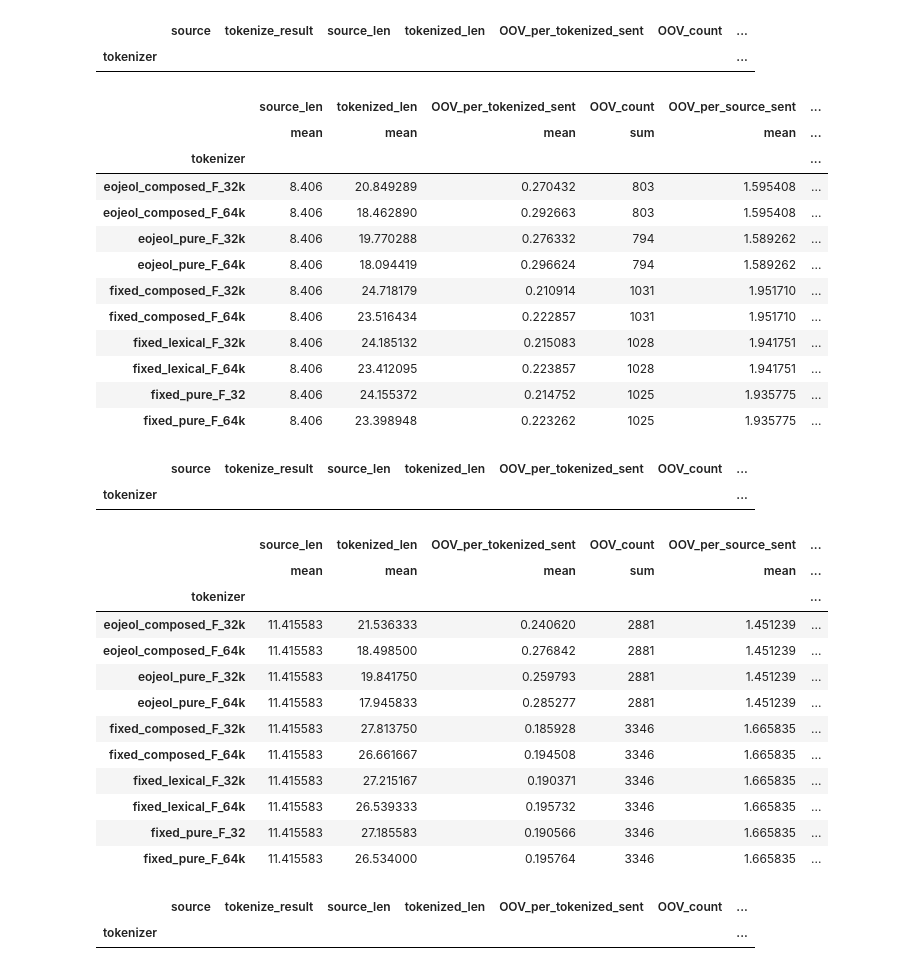
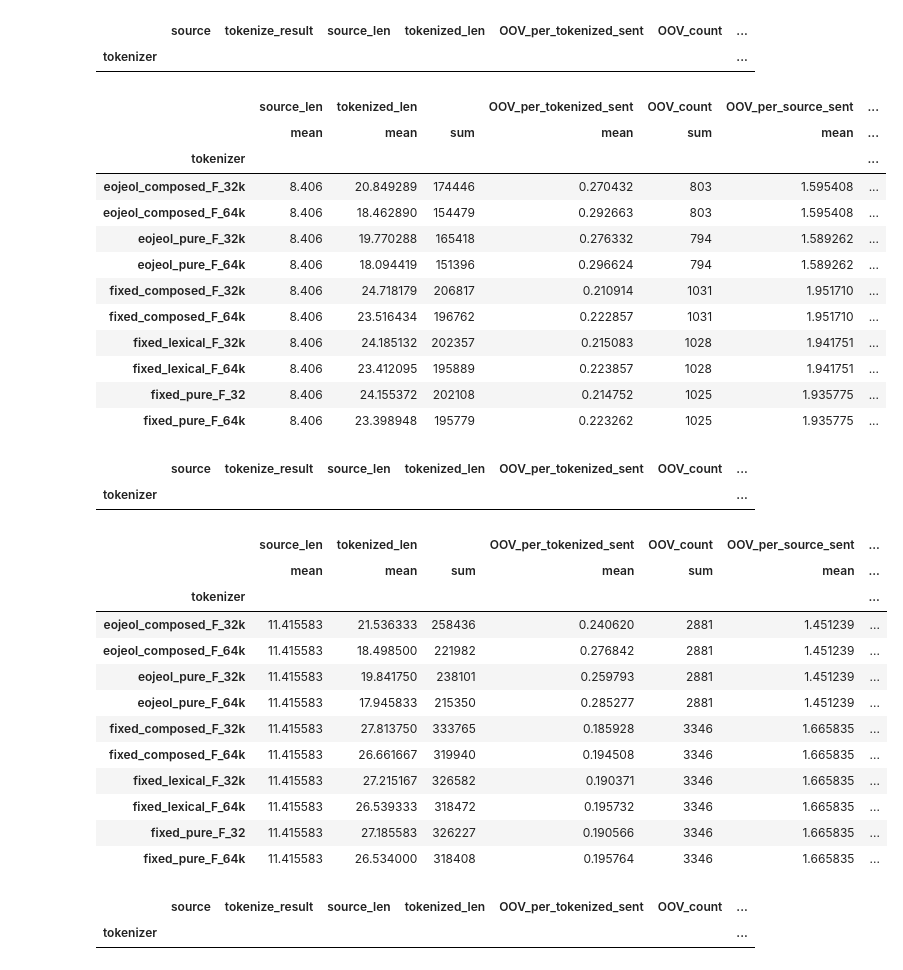
Before and after one commit to taeheejeon22/MorphSubDecomp-Korean, a Jupyter notebook: dataset_analysis/oov_analysis.ipynb, the cells around one changed output. Drawn from its saved outputs; the diff is of its cells as text; code cells hidden in the pictures.

```diff
--- a/dataset_analysis/oov_analysis.ipynb
+++ b/dataset_analysis/oov_analysis.ipynb
@@ -706,43 +709,43 @@ paws[paws['tokenized_len'] > 128].groupby('tokenizer').count()
 # %%
 hsd_train = pd.read_csv('dataset_analysis/tokenized/hsd_train.tsv', sep='\t')
 hsd_dev = pd.read_csv('dataset_analysis/tokenized/hsd_dev.tsv', sep='\t')
 hsd = pd.concat([hsd_train, hsd_dev])
 
 hsd['tokenize_result'] = hsd['tokenize_result'].apply(str)
 hsd['tokenize_result'] = hsd['tokenize_result'].apply(lambda x: removeCS(x))
 hsd['source_len'] = hsd['source'].apply(lambda x: len(x.split()))
 hsd['tokenized_len'] = hsd['tokenize_result'].apply(lambda x: len(x.split()))
 hsd['OOV_per_tokenized_sent'] = hsd['tokenize_result'].apply(lambda x: getOOVRatePerSentence(x))
 hsd['OOV_count'] = hsd['tokenize_result'].apply(lambda x: getCountofAllOOV(x))
 hsd['OOV_per_source_sent'] = hsd['OOV_count'] / hsd['source_len'] * 100
 hsd['##_per_tokenized_sent'] = hsd['tokenize_result'].apply(lambda x: getShopRatePerSentence(x))
 hsd['##_count'] = hsd['tokenize_result'].apply(lambda x: getCountofAllShop(x))
 hsd['##_per_source_sent'] = hsd['##_count'] / hsd['source_len'] * 100
 
 hsd.groupby('tokenizer').agg({
     'source_len': ['mean'],
-    'tokenized_len': ['mean'],
+    'tokenized_len': ['mean', 'sum'],
     'OOV_per_tokenized_sent': ['mean'],
     'OOV_count': ['sum'],
     'OOV_per_source_sent': ['mean'],
     '##_per_tokenized_sent': ['mean'],
     '##_count': ['sum'],
     '##_per_source_sent': ['mean', 'size'],
 })
 # %% [output]
-|  | source_len | tokenized_len | OOV_per_tokenized_sent | OOV_count | OOV_per_source_sent | ... |
-|  | mean | mean | mean | sum | mean | ... |
-| tokenizer |  |  |  |  |  | ... |
-| eojeol_composed_F_32k | 8.406 | 20.849289 | 0.270432 | 803 | 1.595408 | ... |
-| eojeol_composed_F_64k | 8.406 | 18.462890 | 0.292663 | 803 | 1.595408 | ... |
-| eojeol_pure_F_32k | 8.406 | 19.770288 | 0.276332 | 794 | 1.589262 | ... |
-| eojeol_pure_F_64k | 8.406 | 18.094419 | 0.296624 | 794 | 1.589262 | ... |
-| fixed_composed_F_32k | 8.406 | 24.718179 | 0.210914 | 1031 | 1.951710 | ... |
-| fixed_composed_F_64k | 8.406 | 23.516434 | 0.222857 | 1031 | 1.951710 | ... |
-| fixed_lexical_F_32k | 8.406 | 24.185132 | 0.215083 | 1028 | 1.941751 | ... |
-| fixed_lexical_F_64k | 8.406 | 23.412095 | 0.223857 | 1028 | 1.941751 | ... |
-| fixed_pure_F_32 | 8.406 | 24.155372 | 0.214752 | 1025 | 1.935775 | ... |
-| fixed_pure_F_64k | 8.406 | 23.398948 | 0.223262 | 1025 | 1.935775 | ... |
+|  | source_len | tokenized_len |  | OOV_per_tokenized_sent | OOV_count | OOV_per_source_sent | ... |
+|  | mean | mean | sum | mean | sum | mean | ... |
+| tokenizer |  |  |  |  |  |  | ... |
+| eojeol_composed_F_32k | 8.406 | 20.849289 | 174446 | 0.270432 | 803 | 1.595408 | ... |
+| eojeol_composed_F_64k | 8.406 | 18.462890 | 154479 | 0.292663 | 803 | 1.595408 | ... |
+| eojeol_pure_F_32k | 8.406 | 19.770288 | 165418 | 0.276332 | 794 | 1.589262 | ... |
+| eojeol_pure_F_64k | 8.406 | 18.094419 | 151396 | 0.296624 | 794 | 1.589262 | ... |
+| fixed_composed_F_32k | 8.406 | 24.718179 | 206817 | 0.210914 | 1031 | 1.951710 | ... |
+| fixed_composed_F_64k | 8.406 | 23.516434 | 196762 | 0.222857 | 1031 | 1.951710 | ... |
+| fixed_lexical_F_32k | 8.406 | 24.185132 | 202357 | 0.215083 | 1028 | 1.941751 | ... |
+| fixed_lexical_F_64k | 8.406 | 23.412095 | 195889 | 0.223857 | 1028 | 1.941751 | ... |
+| fixed_pure_F_32 | 8.406 | 24.155372 | 202108 | 0.214752 | 1025 | 1.935775 | ... |
+| fixed_pure_F_64k | 8.406 | 23.398948 | 195779 | 0.223262 | 1025 | 1.935775 | ... |
 # %%
 hsd[hsd['tokenized_len'] > 128].groupby('tokenizer').count()
 # %% [output]
@@ -766,7 +769,7 @@ dp['##_per_source_sent'] = dp['##_count'] / dp['source_len'] * 100
 
 dp.groupby('tokenizer').agg({
     'source_len': ['mean'],
-    'tokenized_len': ['mean'],
+    'tokenized_len': ['mean', 'sum'],
     'OOV_per_tokenized_sent': ['mean'],
     'OOV_count': ['sum'],
     'OOV_per_source_sent': ['mean'],
@@ -775,19 +778,19 @@ dp.groupby('tokenizer').agg({
     '##_per_source_sent': ['mean', 'size'],
 })
 # %% [output]
-|  | source_len | tokenized_len | OOV_per_tokenized_sent | OOV_count | OOV_per_source_sent | ... |
-|  | mean | mean | mean | sum | mean | ... |
-| tokenizer |  |  |  |  |  | ... |
-| eojeol_composed_F_32k | 11.415583 | 21.536333 | 0.240620 | 2881 | 1.451239 | ... |
-| eojeol_composed_F_64k | 11.415583 | 18.498500 | 0.276842 | 2881 | 1.451239 | ... |
-| eojeol_pure_F_32k | 11.415583 | 19.841750 | 0.259793 | 2881 | 1.451239 | ... |
-| eojeol_pure_F_64k | 11.415583 | 17.945833 | 0.285277 | 2881 | 1.451239 | ... |
-| fixed_composed_F_32k | 11.415583 | 27.813750 | 0.185928 | 3346 | 1.665835 | ... |
-| fixed_composed_F_64k | 11.415583 | 26.661667 | 0.194508 | 3346 | 1.665835 | ... |
-| fixed_lexical_F_32k | 11.415583 | 27.215167 | 0.190371 | 3346 | 1.665835 | ... |
-| fixed_lexical_F_64k | 11.415583 | 26.539333 | 0.195732 | 3346 | 1.665835 | ... |
-| fixed_pure_F_32 | 11.415583 | 27.185583 | 0.190566 | 3346 | 1.665835 | ... |
-| fixed_pure_F_64k | 11.415583 | 26.534000 | 0.195764 | 3346 | 1.665835 | ... |
+|  | source_len | tokenized_len |  | OOV_per_tokenized_sent | OOV_count | OOV_per_source_sent | ... |
+|  | mean | mean | sum | mean | sum | mean | ... |
+| tokenizer |  |  |  |  |  |  | ... |
+| eojeol_composed_F_32k | 11.415583 | 21.536333 | 258436 | 0.240620 | 2881 | 1.451239 | ... |
+| eojeol_composed_F_64k | 11.415583 | 18.498500 | 221982 | 0.276842 | 2881 | 1.451239 | ... |
+| eojeol_pure_F_32k | 11.415583 | 19.841750 | 238101 | 0.259793 | 2881 | 1.451239 | ... |
+| eojeol_pure_F_64k | 11.415583 | 17.945833 | 215350 | 0.285277 | 2881 | 1.451239 | ... |
+| fixed_composed_F_32k | 11.415583 | 27.813750 | 333765 | 0.185928 | 3346 | 1.665835 | ... |
+| fixed_composed_F_64k | 11.415583 | 26.661667 | 319940 | 0.194508 | 3346 | 1.665835 | ... |
+| fixed_lexical_F_32k | 11.415583 | 27.215167 | 326582 | 0.190371 | 3346 | 1.665835 | ... |
+| fixed_lexical_F_64k | 11.415583 | 26.539333 | 318472 | 0.195732 | 3346 | 1.665835 | ... |
+| fixed_pure_F_32 | 11.415583 | 27.185583 | 326227 | 0.190566 | 3346 | 1.665835 | ... |
+| fixed_pure_F_64k | 11.415583 | 26.534000 | 318408 | 0.195764 | 3346 | 1.665835 | ... |
 # %%
 dp[dp['tokenized_len'] > 128].groupby('tokenizer').count()
 # %% [output]
```
Also changed, not shown: parts of 5 cells of this notebook.
